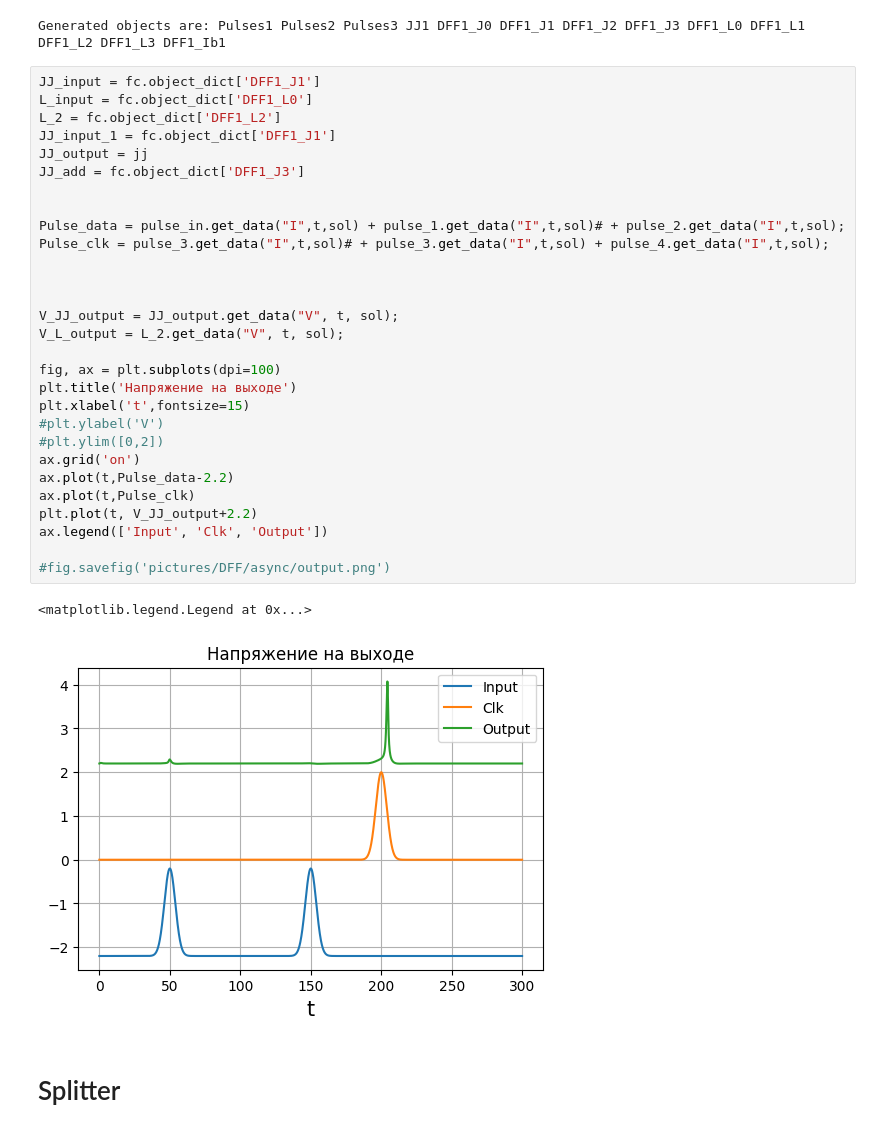
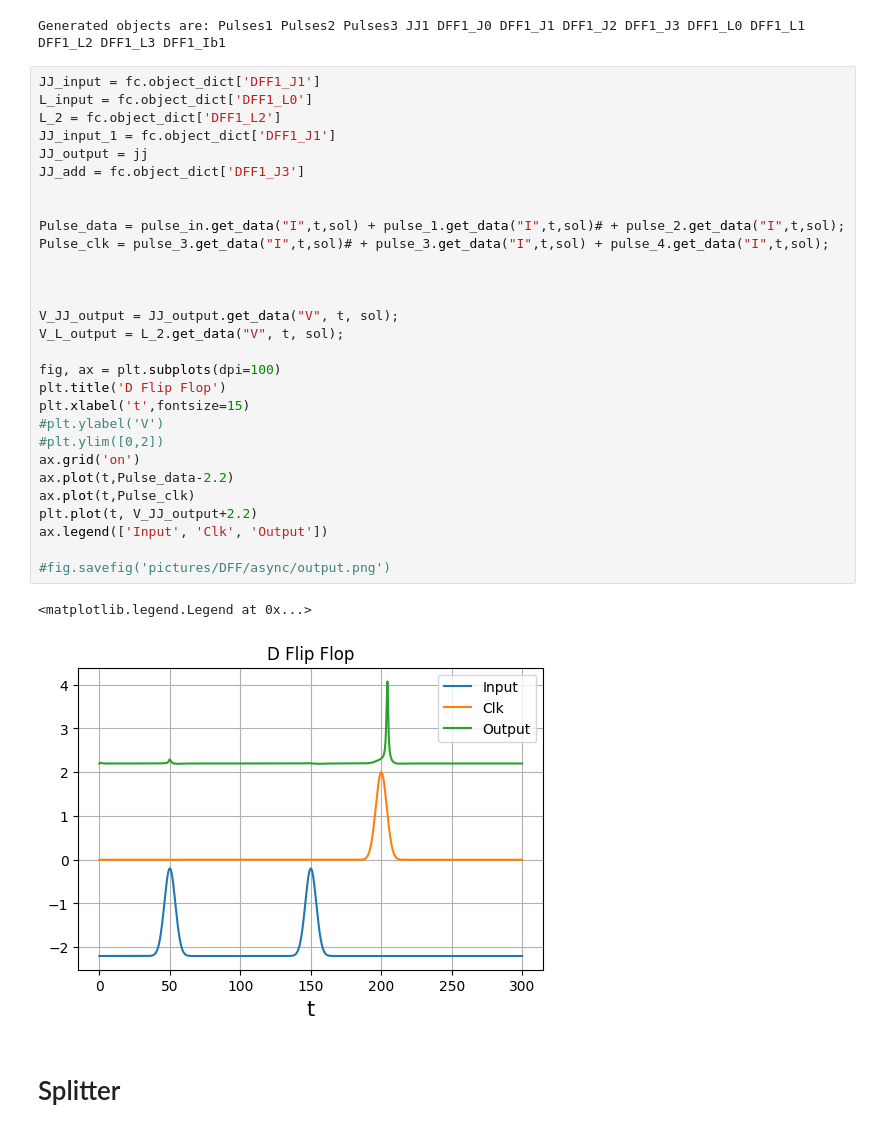
Before and after one commit to gausseuler60/SymSC_Python, a Jupyter notebook: Test_Elements.ipynb, the cells around one changed output. Drawn from its saved outputs; the diff is of its cells as text.

```diff
--- a/Test_Elements.ipynb
+++ b/Test_Elements.ipynb
@@ -258,35 +258,35 @@ Generated objects are: Pulses1 Pulses2 Pulses3 JJ1 DFF1_J0 DFF1_J1 DFF1_J2 DFF1_
 # %%
 JJ_input = fc.object_dict['DFF1_J1']
 L_input = fc.object_dict['DFF1_L0']
 L_2 = fc.object_dict['DFF1_L2']
 JJ_input_1 = fc.object_dict['DFF1_J1']
 JJ_output = jj
 JJ_add = fc.object_dict['DFF1_J3']
 
 
 Pulse_data = pulse_in.get_data("I",t,sol) + pulse_1.get_data("I",t,sol)# + pulse_2.get_data("I",t,sol);
 Pulse_clk = pulse_3.get_data("I",t,sol)# + pulse_3.get_data("I",t,sol) + pulse_4.get_data("I",t,sol);
 
 
 
 V_JJ_output = JJ_output.get_data("V", t, sol);
 V_L_output = L_2.get_data("V", t, sol);
 
 fig, ax = plt.subplots(dpi=100)
-plt.title('Напряжение на выходе')
+plt.title('D Flip Flop')
 plt.xlabel('t',fontsize=15)
 #plt.ylabel('V')
 #plt.ylim([0,2])
 ax.grid('on')
 ax.plot(t,Pulse_data-2.2)
 ax.plot(t,Pulse_clk)
 plt.plot(t, V_JJ_output+2.2)
 ax.legend(['Input', 'Clk', 'Output'])
 
 #fig.savefig('pictures/DFF/async/output.png')
 # %% [output]
 <matplotlib.legend.Legend at 0x...>
-[figure, old version]
+[figure, new version]
 # %% [markdown]
 # Splitter
 # %%
```
Also changed, not shown: parts of 1 cell of this notebook.
